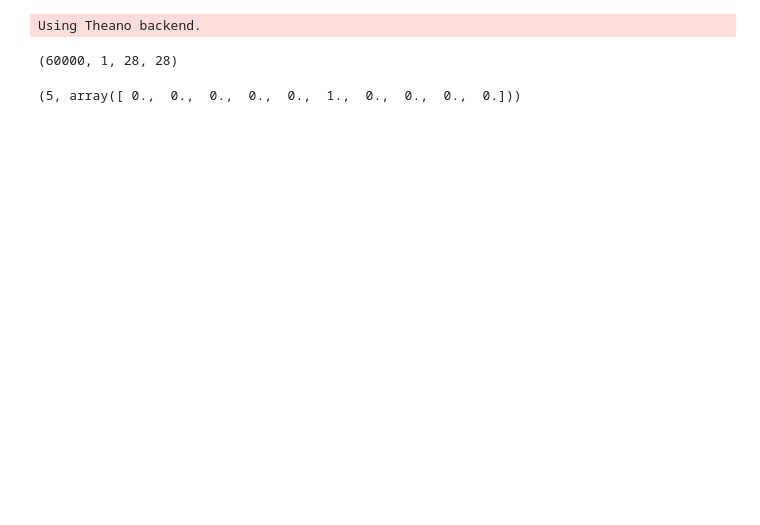
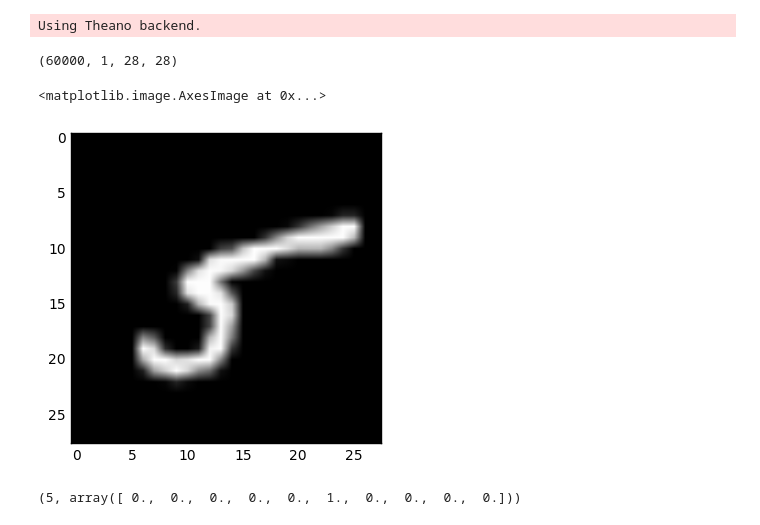
Before and after one commit to yashk2810/Visualization-of-Convolutional-Layers, a Jupyter notebook: Visualizing Filters Python3 Theano.ipynb, the cells around one changed output. Drawn from its saved outputs; the diff is of its cells as text; code cells hidden in the pictures; blank space fills up the shorter version.

```diff
--- a/Visualizing Filters Python3 Theano.ipynb
+++ b/Visualizing Filters Python3 Theano.ipynb
@@ -30,6 +30,11 @@ X_test/=255
 X_train.shape
 # %% [output]
 (60000, 1, 28, 28)
+# %%
+plt.imshow(np.squeeze(X_train[65]), cmap='gray')
+# %% [output]
+<matplotlib.image.AxesImage at 0x...>
+[figure, added]
 # %%
 number_of_classes = 10
 
```
Also changed, not shown: parts of 4 cells of this notebook.
